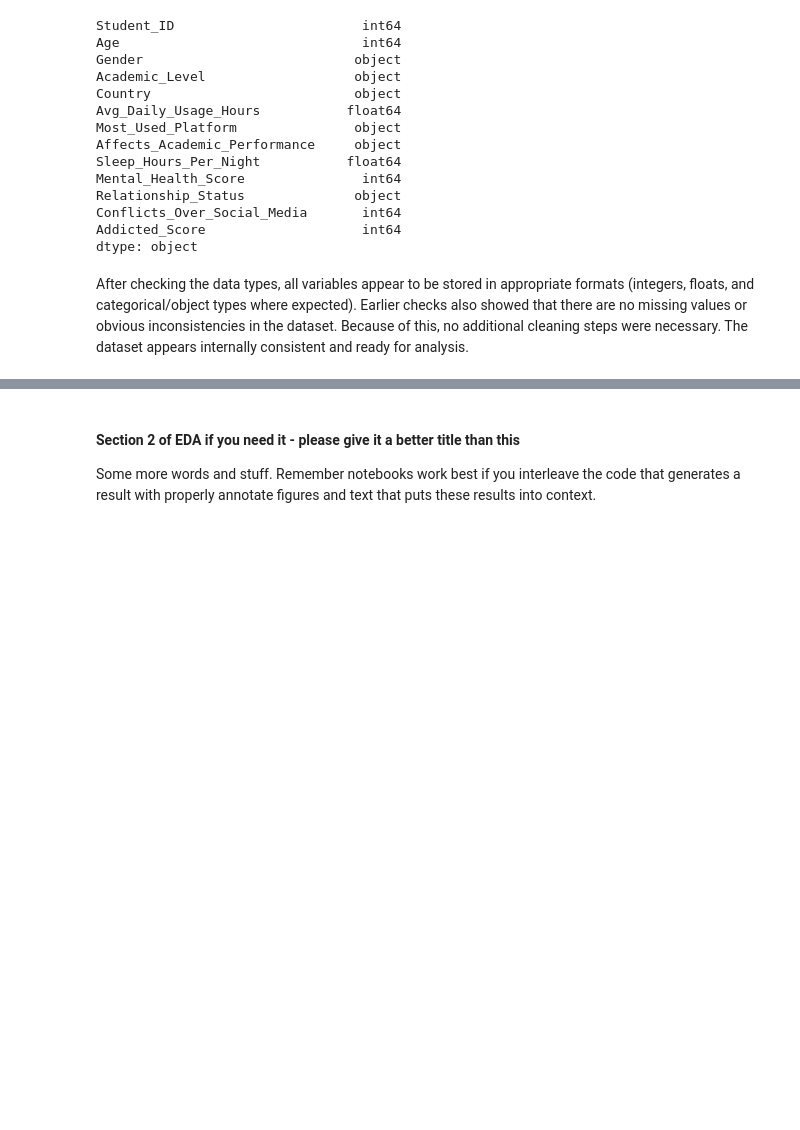
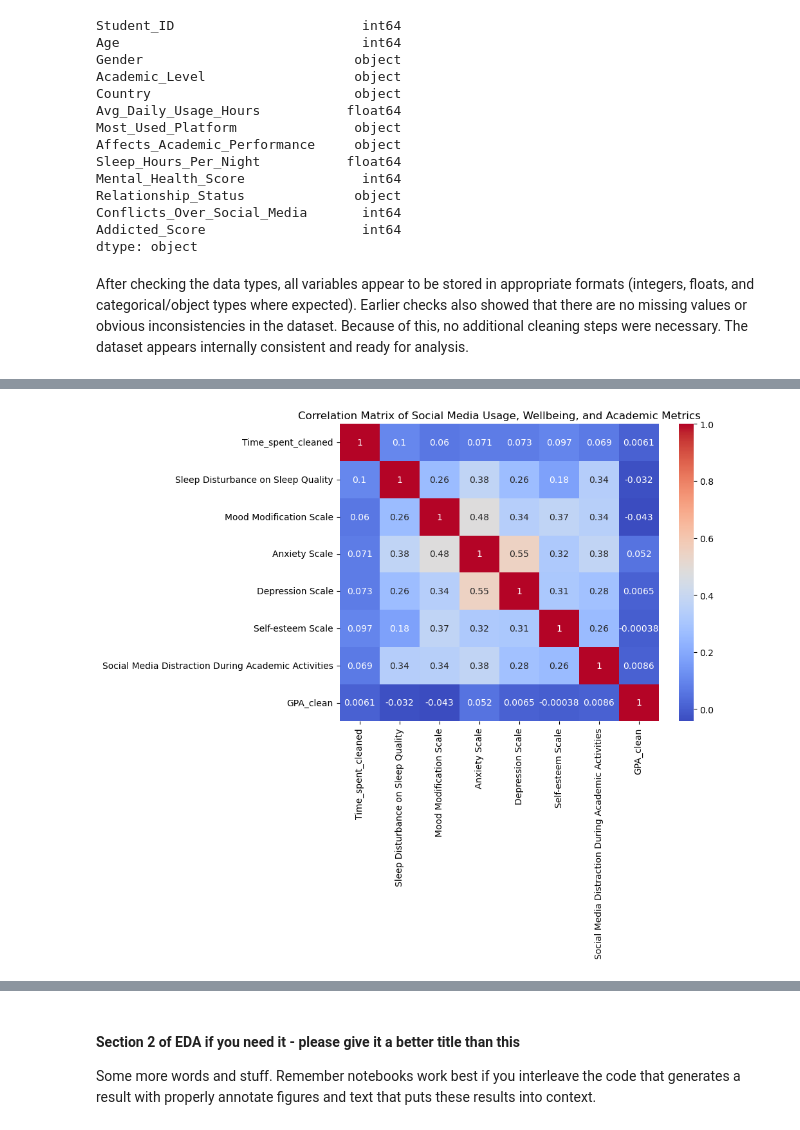
Before and after one commit to COGS108/Group119_WI26, a Jupyter notebook: 02-EDACheckpoint.ipynb, the cells around one changed output, grey strips where cells are left out. Drawn from its saved outputs; the diff is of its cells as text; code cells hidden in the pictures; blank space fills up the shorter version.

```diff
--- a/02-EDACheckpoint.ipynb
+++ b/02-EDACheckpoint.ipynb
@@ -252,0 +407,21 @@ Some more words and stuff.  Remember notebooks work best if you interleave the c
+# %%
+numeric_cols = [
+    "Time_spent_cleaned",
+    "Sleep Disturbance on Sleep Quality",
+    "Mood Modification Scale",
+    "Anxiety Scale",
+    "Depression Scale",
+    "Self-esteem Scale",
+    "Social Media Distraction During Academic Activities",
+    "GPA_clean"
+]
+
+corr_matrix = df[numeric_cols].corr()
+
+plt.figure(figsize=(8,6))
+sns.heatmap(corr_matrix, annot=True, cmap="coolwarm")
+
+plt.title("Correlation Matrix of Social Media Usage, Wellbeing, and Academic Metrics")
+plt.show()
+# %% [output]
+[figure, added]
```
Also changed, not shown: parts of 40 cells of this notebook.
